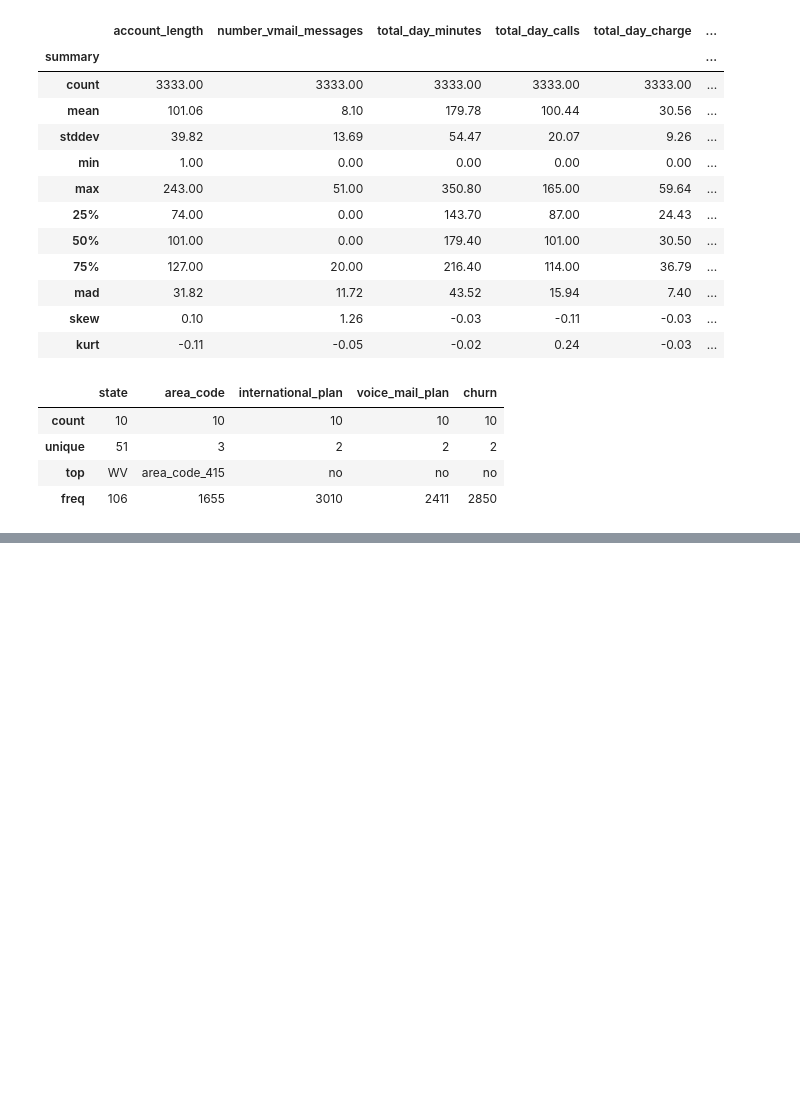
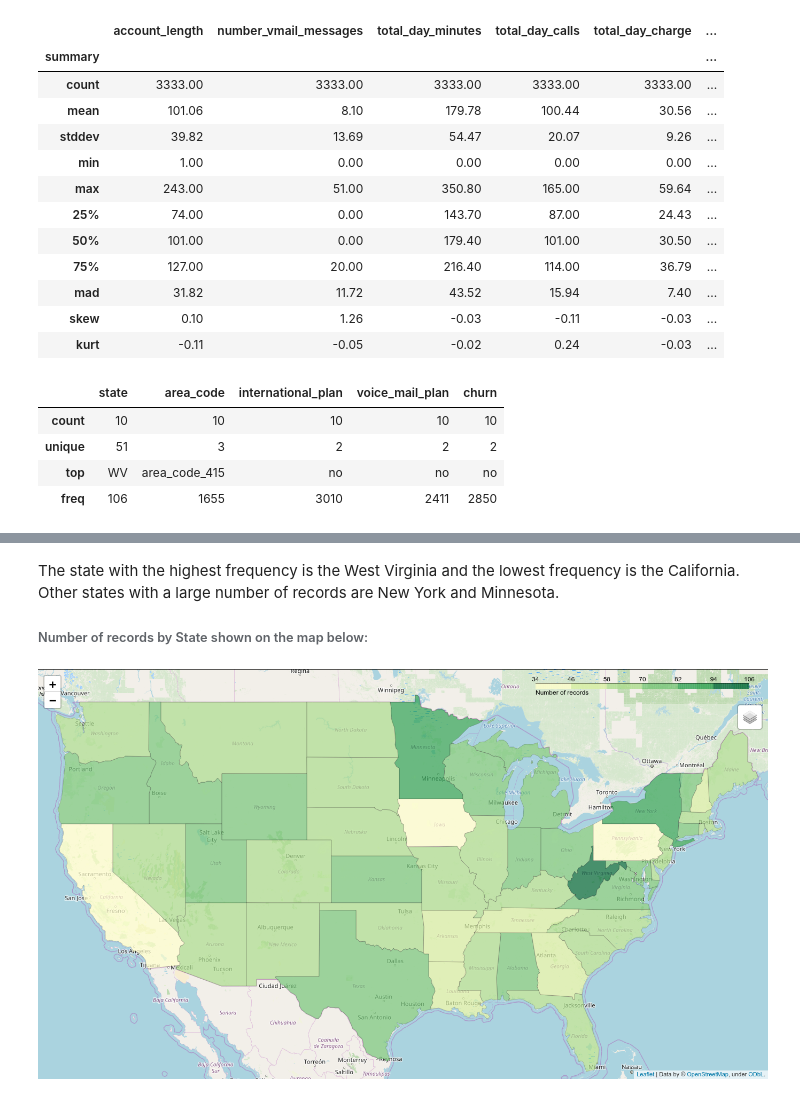
Before and after one commit to naiaraap/Pyspark_version_Predicting_Customer_Churn_in_Telecommunication_Operators, a Jupyter notebook: Pyspark_version_Predicting_Customer_Churn_in_Telecommunication_Operators.ipynb, the cells around one changed output, grey strips where cells are left out. Saved outputs shown, nothing was run; the diff lists cells and outputs as text; code cells hidden in the pictures; blank space fills up the shorter version.

```diff
--- a/Pyspark_version_Predicting_Customer_Churn_in_Telecommunication_Operators.ipynb
+++ b/Pyspark_version_Predicting_Customer_Churn_in_Telecommunication_Operators.ipynb
@@ -177,0 +220,37 @@ display(desc)
+# %% [markdown]
+The state with the highest frequency is the West Virginia and the lowest frequency is the California. Other states with a large number of records are New York and Minnesota.
+###### Number of records by State shown on the map below:
+# %%
+# Map graph
+# Load the shape of the zone (US states)
+state_geo = os.path.join('', 'us-states.json')
+
+# state data
+state_data = df.copy()
+
+# Initialize the map:
+m = folium.Map(location=[37, -102], zoom_start=5)
+
+# Add the color for the chloropleth:
+m.choropleth(
+ geo_data=state_geo,
+ name='Number of records by state',
+ data=state_data,
+ columns=['state', 'count'],
+ key_on='feature.id',
+ fill_color='YlGn',
+ fill_opacity=0.7,
+ line_opacity=0.2,
+ legend_name='Number of records'
+)
+folium.LayerControl().add_to(m)
+
+# Save to html
+m.save('#registers_by_map.html')
+
+display(m)
+
+# Loading map image
+# Image(filename='records_by_state.png')
+# %% [output]
+[figure, added]
```
Also changed, not shown: parts of 6 cells of this notebook.
